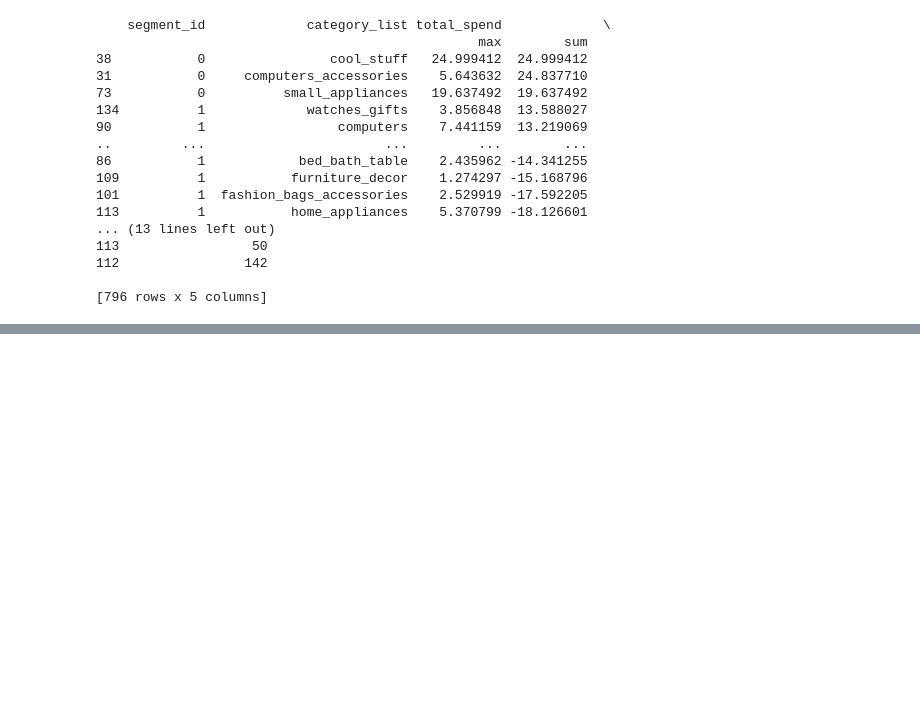
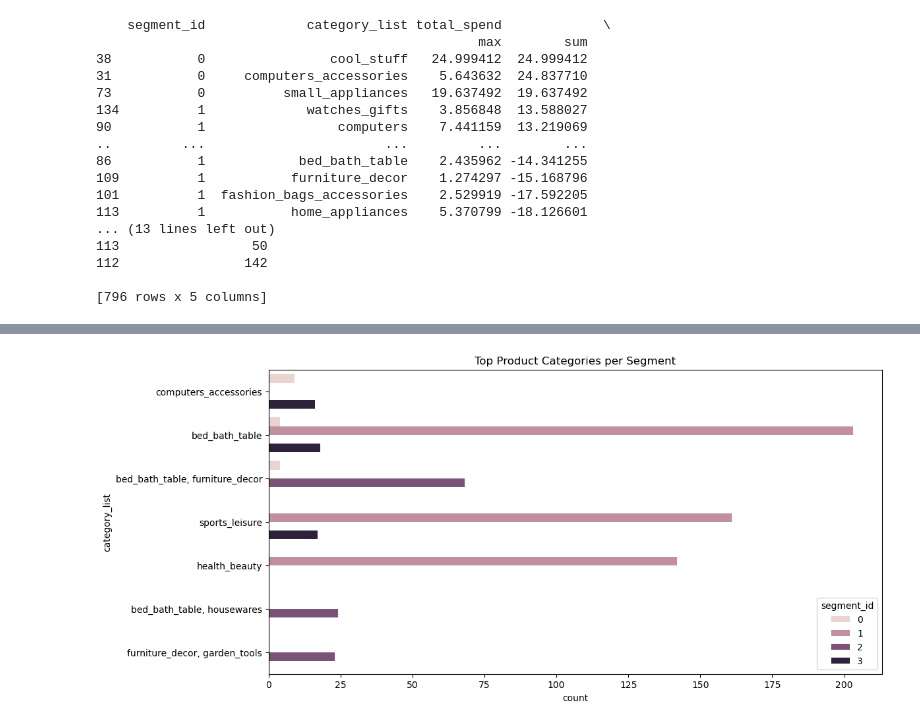
Before and after one commit to Vidya-0119/E-commerce-Revenue-Optimization-RFM-Segmentation, a Jupyter notebook: Python files/Notebook.ipynb, the cells around one changed output, grey strips where cells are left out. Cells and saved outputs as stored; diff of their text form; code cells hidden in the pictures; blank space fills up the shorter version.

```diff
--- a/Python files/Notebook.ipynb
+++ b/Python files/Notebook.ipynb
@@ -315,0 +335,11 @@ print(category_performance.sort_values(by=('total_spend', 'sum'), ascending=Fals
+# %%
+# Get the top 5 categories for each segment
+top_categories = df.groupby(['segment_id', 'category_list']).size().reset_index(name='count')
+top_categories = top_categories.sort_values(['segment_id', 'count'], ascending=[True, False]).groupby('segment_id').head(3)
+
+plt.figure(figsize=(12, 6))
+sns.barplot(data=top_categories, x='count', y='category_list', hue='segment_id')
+plt.title("Top Product Categories per Segment")
+plt.show()
+# %% [output]
+[figure, added]
```
Also changed, not shown: parts of 2 cells of this notebook.
